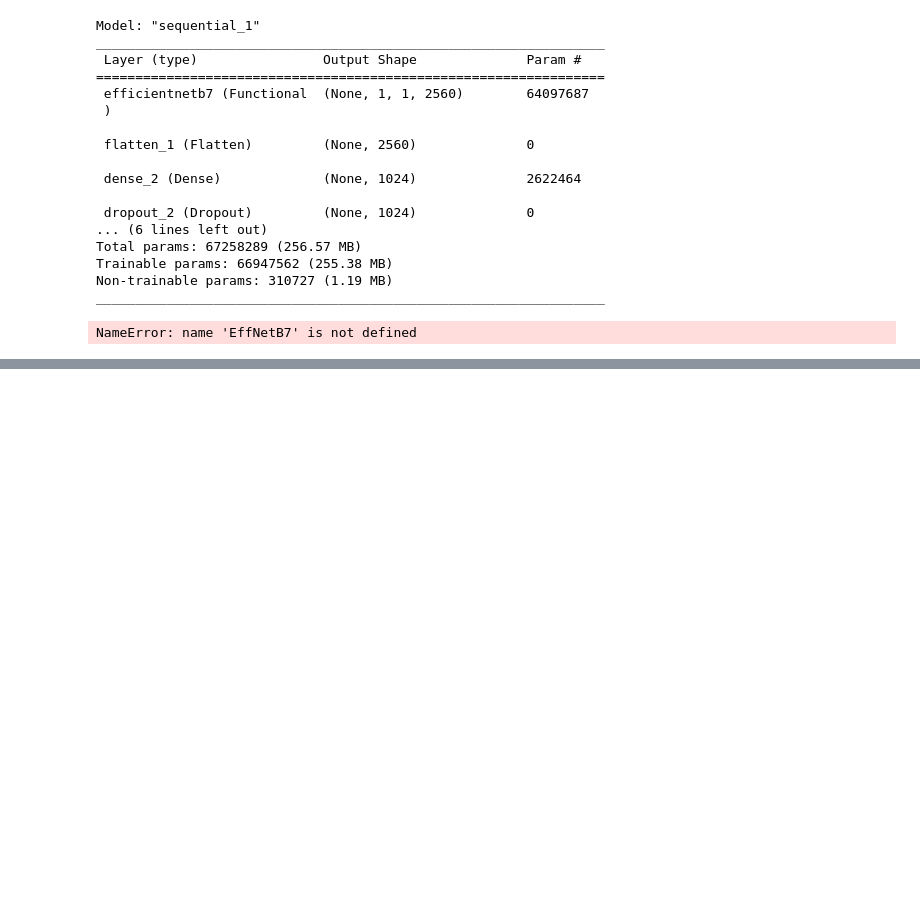
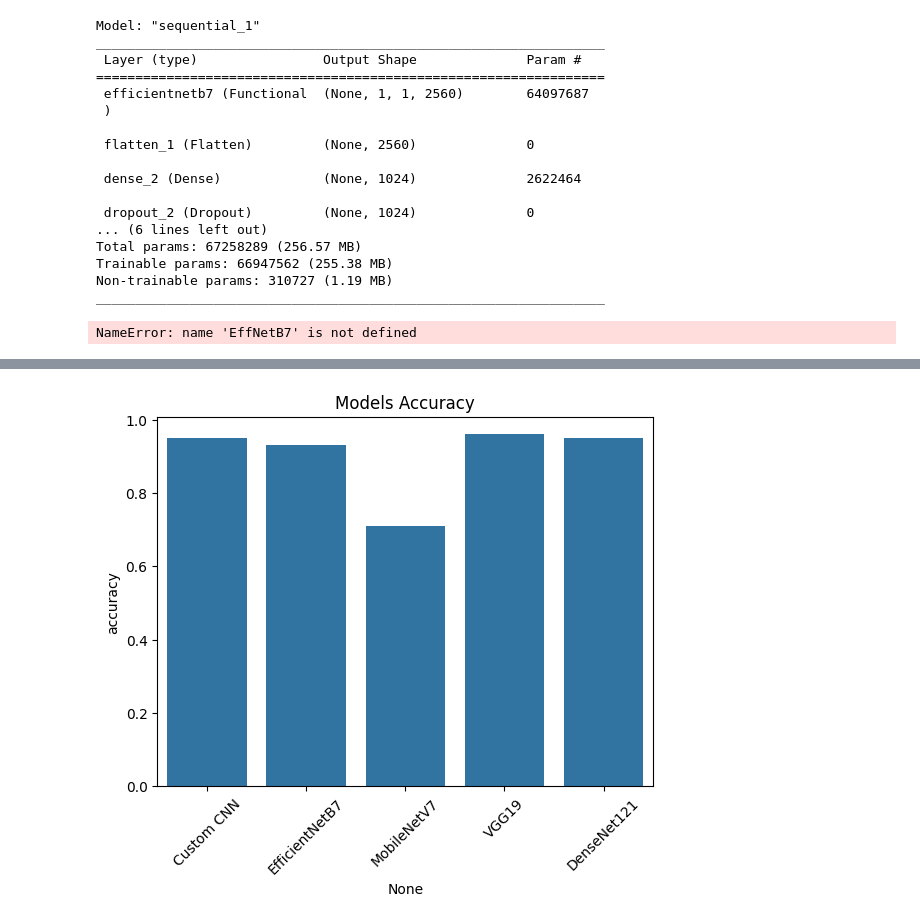
Before and after one commit to Aliya032/OCR, a Jupyter notebook: OCR.ipynb, the cells around one changed output, grey strips where cells are left out. Cells and saved outputs as stored; diff of their text form; code cells hidden in the pictures; blank space fills up the shorter version.

```diff
--- a/OCR.ipynb
+++ b/OCR.ipynb
@@ -498,0 +610,8 @@ print(classification_report(y_test, pred))
+# %%
+vals = {'accuracy':[0.95,0.93,0.71,0.96,0.95], 'precision':[0.96,0.94,0.72,0.96,0.95],
+       'recall':[0.95,0.93,0.71,0.96,0.95], 'F1-Score':[0.95,0.93,0.71,0.96,0.95]}
+results = pd.DataFrame(vals, index=['Custom CNN','EfficientNetB7','MobileNetV7','VGG19',
+                                   'DenseNet121'])
+
+print("\t\tThe Evaluation results of CNN/Pre-trained models")
+print(results)
@@ -498,0 +626,7 @@ print(classification_report(y_test, pred))
+# %%
+sns.barplot(data=results, x=results.index, y='accuracy')
+plt.xticks(rotation=45)
+plt.title('Models Accuracy')
+plt.show()
+# %% [output]
+[figure, added]
```
Also changed, not shown: parts of 46 cells of this notebook.
